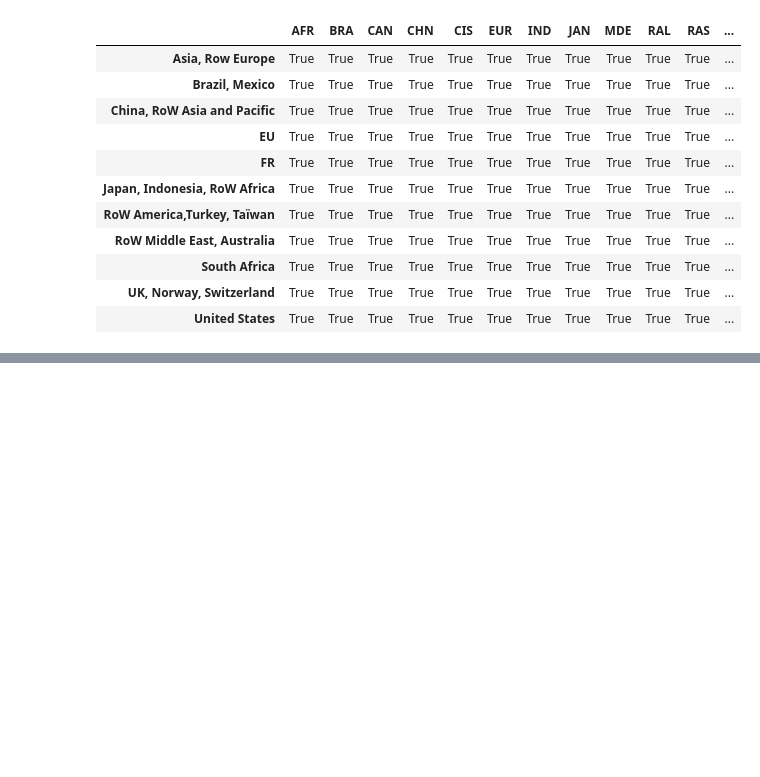
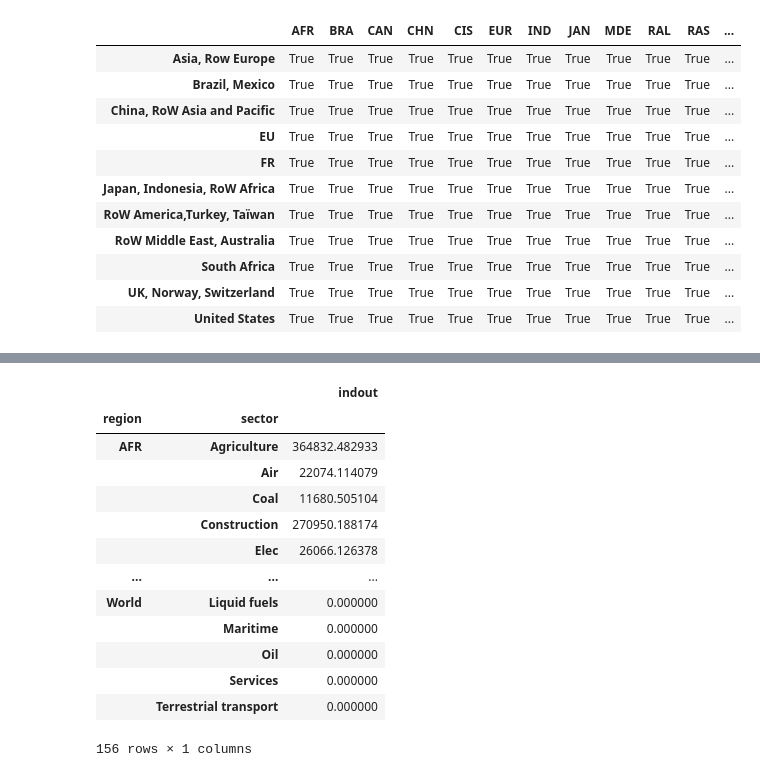
Before and after one commit to Maestrofinn/MatMat-Trade, a Jupyter notebook: main.ipynb, the cells around one changed output, grey strips where cells are left out. Saved outputs shown, nothing was run; the diff lists cells and outputs as text; code cells hidden in the pictures; blank space fills up the shorter version.

```diff
--- a/main.ipynb
+++ b/main.ipynb
@@ -1211,0 +1219,4 @@ import importlib
+# %%
+save_before_experimentations=model.counterfactuals["IMACLIM_all_2050_INDC"].iot.copy()
+# %%
+model.counterfactuals["IMACLIM_all_2050_INDC"].iot=save_before_experimentations.copy()
@@ -1211,0 +1228,17 @@ import importlib
+# %%
+model.counterfactuals["IMACLIM_all_2050_INDC"].iot.x
+# %% [output]
+|  |  | indout |
+| region | sector |  |
+| AFR | Agriculture | 364832.482933 |
+|  | Air | 22074.114079 |
+|  | Coal | 11680.505104 |
+|  | Construction | 270950.188174 |
+|  | Elec | 26066.126378 |
+| ... | ... | ... |
+| World | Liquid fuels | 0.000000 |
+|  | Maritime | 0.000000 |
+|  | Oil | 0.000000 |
+|  | Services | 0.000000 |
+|  | Terrestrial transport | 0.000000 |
+156 rows × 1 columns
```
Also changed, not shown: parts of 26 cells of this notebook, 2 other files.
